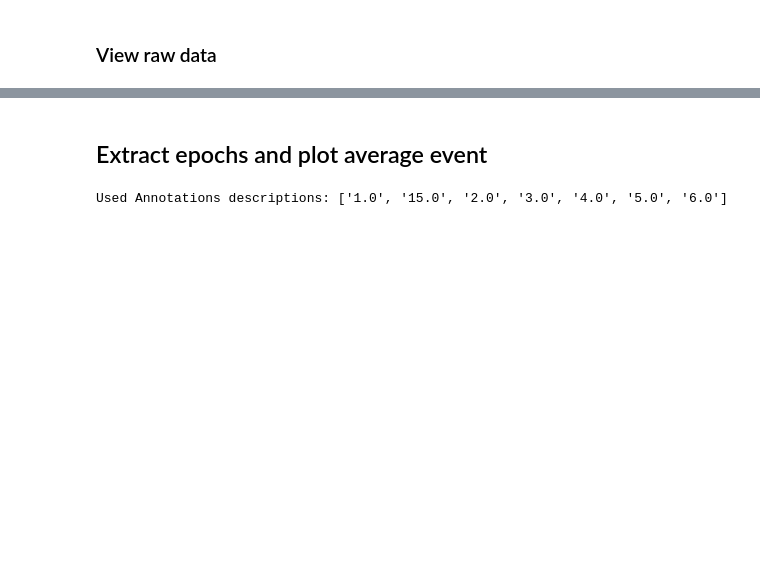
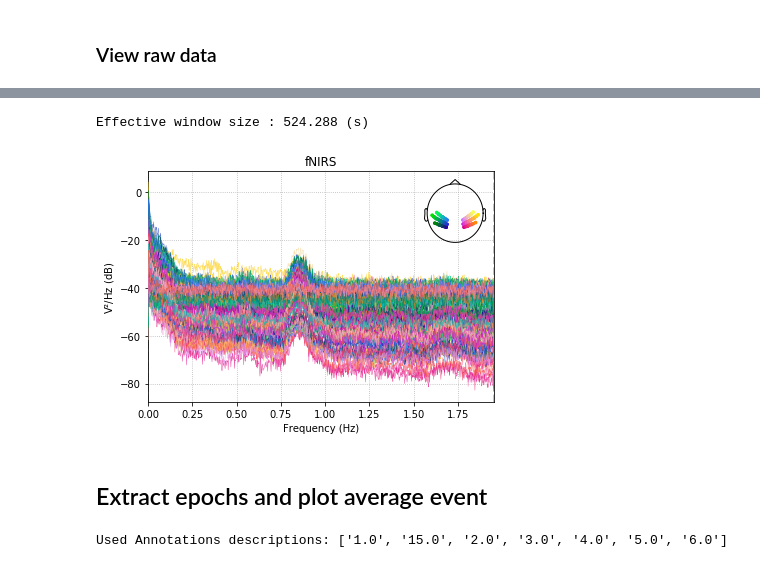
Before and after one commit to rob-luke/mne-fnirs-demo, a Jupyter notebook: NIRx Reader.ipynb, the cells around one changed output, grey strips where cells are left out. Saved outputs shown, nothing was run; the diff lists cells and outputs as text; code cells hidden in the pictures; blank space fills up the shorter version.

```diff
--- a/NIRx Reader.ipynb
+++ b/NIRx Reader.ipynb
@@ -25,3 +28,8 @@ raw.plot(duration=290, start=0);
+# %%
+raw.plot_psd();
+# %% [output]
+Effective window size : 524.288 (s)
+[figure, added]
 # %% [markdown]
 ## Extract epochs and plot average event
 # %%
```
Also changed, not shown: parts of 7 cells of this notebook.
